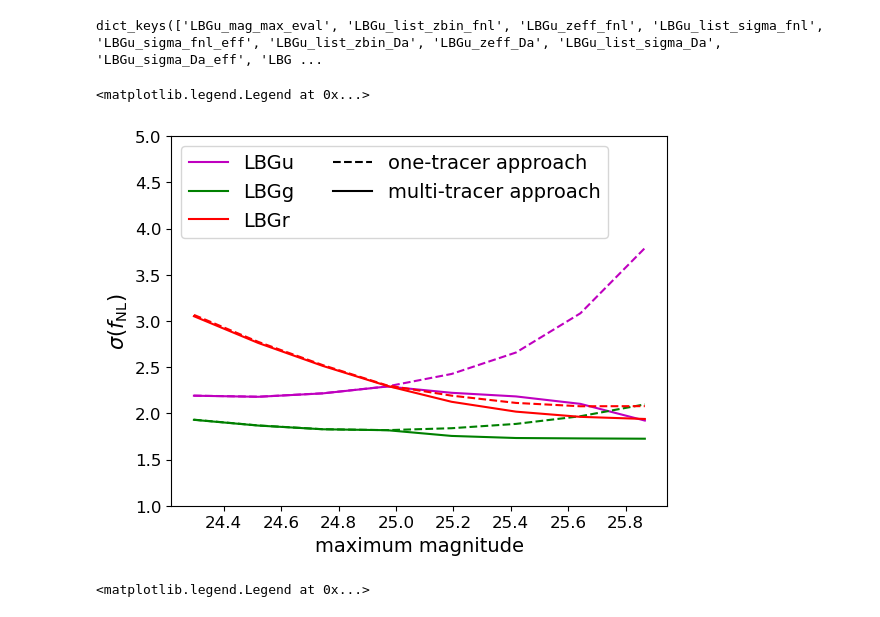
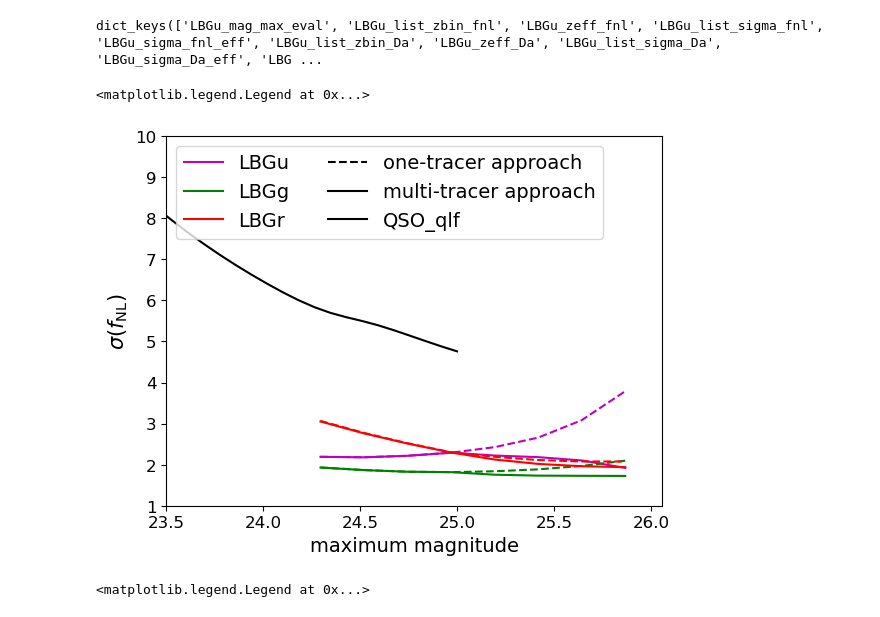
Before and after one commit to WST-Cosmology/WP221_Target_selection, a Jupyter notebook: plots_for_paper/2.dark_survey_forecasts.ipynb, the cells around one changed output. Saved outputs shown, nothing was run; the diff lists cells and outputs as text; code cells hidden in the pictures.

```diff
--- a/plots_for_paper/2.dark_survey_forecasts.ipynb
+++ b/plots_for_paper/2.dark_survey_forecasts.ipynb
@@ -242,64 +310,54 @@ cbar.set_label(r'$N_{\rm LBGu}$ [deg$^{-2}$]', fontsize=12)
 survey_design_dark['per_tracer_forecasts'].keys()
 # %% [output]
 dict_keys(['LBGu_mag_max_eval', 'LBGu_list_zbin_fnl', 'LBGu_zeff_fnl', 'LBGu_list_sigma_fnl', 'LBGu_sigma_fnl_eff', 'LBGu_list_zbin_Da', 'LBGu_zeff_Da', 'LBGu_list_sigma_Da', 'LBGu_sigma_Da_eff', 'LBG ...
-# %%
-n=0
-for k, tracer in enumerate(['LBGu', 'LBGg', 'LBGr']):
-
-    survey = survey_design_dark
-
-    mask_color = np.array(survey['config_survey']['tracers'])==tracer
-
-    color = np.array(survey['config_survey']['color'])[mask_color][0]
-
-
-    x, y = survey_design_dark['per_tracer_forecasts'][tracer+'_list_zbin_fnl'][5], survey_design_dark['per_tracer_forecasts'][tracer+'_list_sigma_fnl'][5]
-    plt.errorbar(x[y<12], y[y<12], xerr=0.1, color=color, marker='o', fmt = '-')
-
-    x, y = survey_design_dark['config_survey'][tracer+'_redshift_centers'], survey_design_dark['config_survey'][tracer+'_spec_redshift_density'][5]
-    plt.fill_between(x, 3*y/np.trapz(y, x), 0*y/np.trapz(y, x), color=color,alpha=0.4)
-
-plt.ylim(0, 12)
-plt.xlim(2, 6)
-plt.ylabel(r'$\sigma(f_{\rm NL})$', fontsize=15)
-plt.xlabel(r'maximum magnitude', fontsize=14)
-plt.plot([], [], '--k', label = 'one-tracer approach')
-plt.plot([], [], '-k', label = 'multi-tracer approach')
-
-plt.tick_params(axis='both', labelsize=12)
-plt.legend(fontsize=14, ncols=2, loc='upper left')
 # %%
 n=0
 for k, tracer in enumerate(['LBGu', 'LBGg', 'LBGr']):
 
     survey = survey_design_dark
 
     mask_color = np.array(survey['config_survey']['tracers'])==tracer
 
     color = np.array(survey['config_survey']['color'])[mask_color][0]
 
     x, y = survey['config_survey'][tracer+'_mag_centers'], np.array(survey['per_tracer_forecasts'][tracer+'_sigma_fnl_eff'])
     plt.plot(x, y,  label = tracer,
                  color = color,
                  marker='', )
 
     x, y = survey_design_dark_one_tracer['config_survey'][tracer+'_mag_centers'], np.array(survey_design_dark_one_tracer ['per_tracer_forecasts'][tracer+'_sigma_fnl_eff'])
     plt.plot(x, y, ls='--',
                  color = color,
                  )
 
     #plt.xlim(2, 6)
     plt.ylim(1, 5)
 plt.ylabel(r'$\sigma(f_{\rm NL})$', fontsize=15)
 plt.xlabel(r'maximum magnitude', fontsize=14)
 plt.plot([], [], '--k', label = 'one-tracer approach')
 plt.plot([], [], '-k', label = 'multi-tracer approach')
 
 plt.tick_params(axis='both', labelsize=12)
+
+survey = survey_design_dark_qso
+
+mask_color = np.array(survey['config_survey']['tracers'])=='QSO_qlf'
+
+color = np.array(survey['config_survey']['color'])[mask_color][0]
+
+x, y = survey['config_survey']['QSO_qlf_mag_centers'], np.array(survey['per_tracer_forecasts']['QSO_qlf_sigma_fnl_eff'])
+plt.plot(x, y,  label = 'QSO_qlf',
+             color = 'k',
+             marker='', )
+
+
+plt.ylim(1, 10)
+plt.xlim(23.5)
+
 plt.legend(fontsize=14, ncols=2, loc='upper left')
 # %% [output]
 <matplotlib.legend.Legend at 0x...>
-[figure, old version]
+[figure, new version]
 # %%
 n=0
 for k, tracer in enumerate(['LBGu', 'LBGg', 'LBGr']):
```
Also changed, not shown: parts of 7 cells of this notebook, 25 other files.
